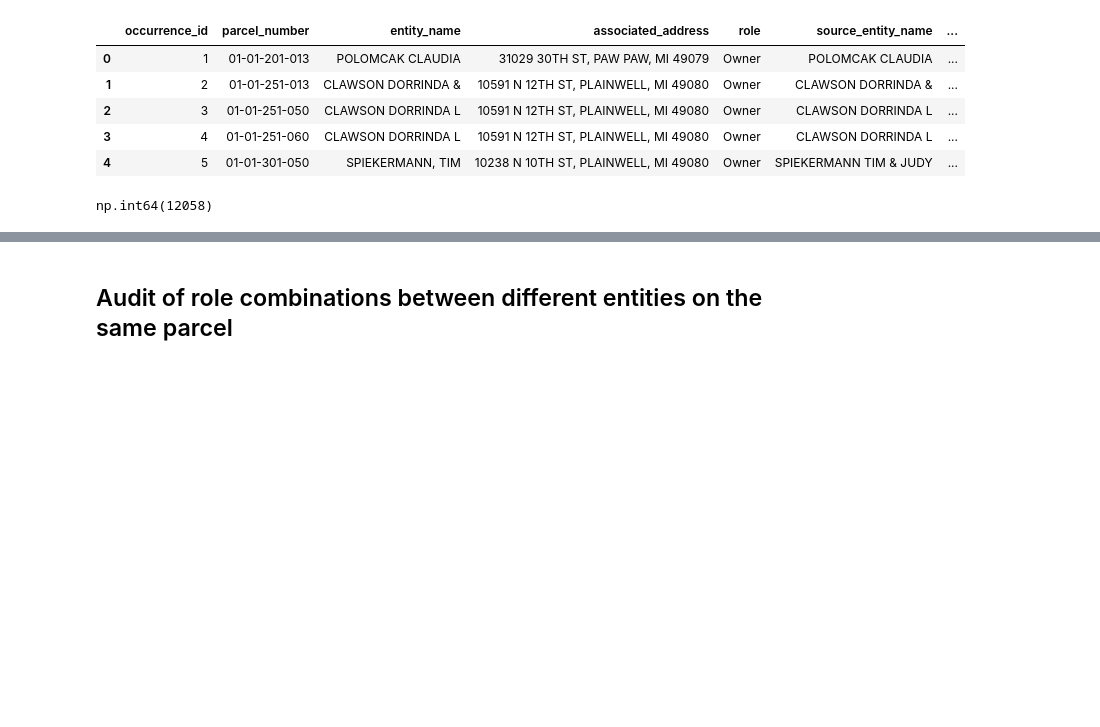
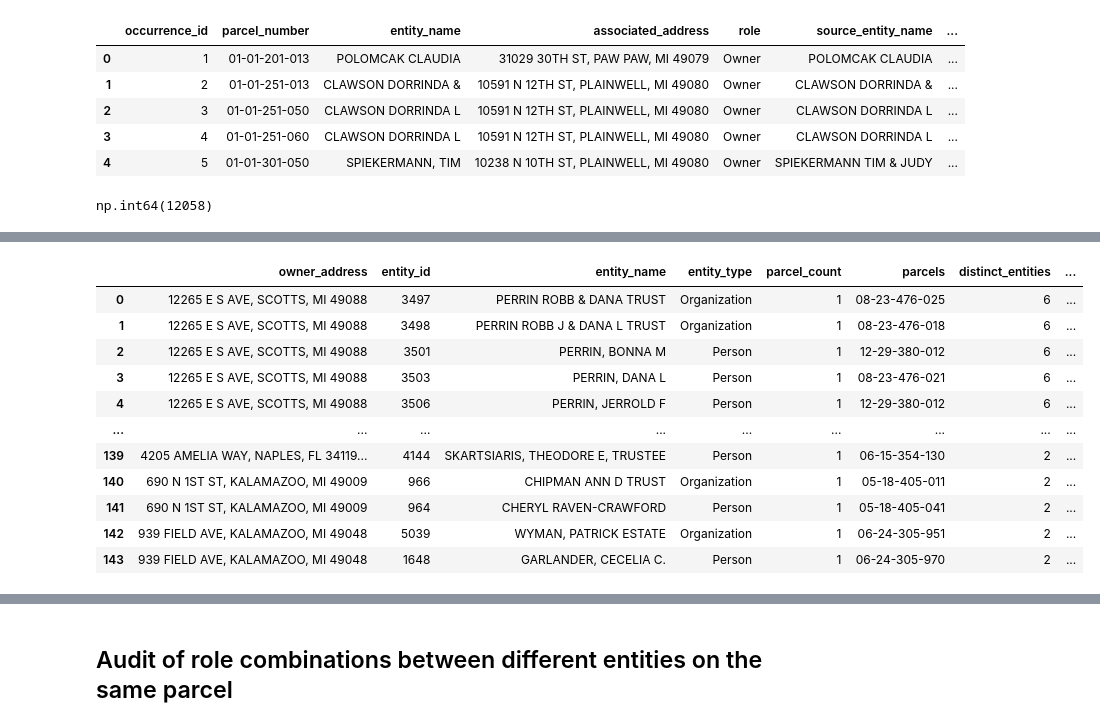
Before and after one commit to mattphinney-94/kzoo_county_project, a Jupyter notebook: Finalized_Entity_Table_Analysis.ipynb, the cells around one changed output, grey strips where cells are left out. Saved outputs shown, nothing was run; the diff lists cells and outputs as text; code cells hidden in the pictures; blank space fills up the shorter version.

```diff
--- a/Finalized_Entity_Table_Analysis.ipynb
+++ b/Finalized_Entity_Table_Analysis.ipynb
@@ -84,0 +739,13 @@ np.int64(12058)
+# %%
+shared_owner_address_candidates = (
+    shared_owner_address_candidates[
+        shared_owner_address_candidates[
+            "organization_parcel"
+        ]
+        !=
+        shared_owner_address_candidates[
+            "person_parcel"
+        ]
+    ]
+    .copy()
+)
@@ -84,0 +946,70 @@ np.int64(12058)
+# %%
+owner_address_member_summary = (
+    owner_address_members
+    .groupby(
+        [
+            "owner_address",
+            "entity_id",
+            "entity_name",
+            "entity_type"
+        ],
+        dropna=False
+    )
+    .agg(
+        parcel_count=(
+            "parcel_number",
+            "nunique"
+        ),
+        parcels=(
+            "parcel_number",
+            lambda x:
+                ", ".join(
+                    sorted(set(x))
+                )
+        )
+    )
+    .reset_index()
+    .merge(
+        owner_address_profile[
+            [
+                "owner_address",
+                "distinct_entities",
+                "distinct_parcels"
+            ]
+        ],
+        on="owner_address",
+        how="left"
+    )
+    .sort_values(
+        [
+            "distinct_entities",
+            "distinct_parcels",
+            "owner_address",
+            "entity_type",
+            "entity_name"
+        ],
+        ascending=[
+            False,
+            False,
+            True,
+            True,
+            True
+        ]
+    )
+    .reset_index(drop=True)
+)
+
+owner_address_member_summary
+# %% [output]
+|  | owner_address | entity_id | entity_name | entity_type | parcel_count | parcels | distinct_entities | ... |
+| 0 | 12265 E S AVE, SCOTTS, MI 49088 | 3497 | PERRIN ROBB & DANA TRUST | Organization | 1 | 08-23-476-025 | 6 | ... |
+| 1 | 12265 E S AVE, SCOTTS, MI 49088 | 3498 | PERRIN ROBB J & DANA L TRUST | Organization | 1 | 08-23-476-018 | 6 | ... |
+| 2 | 12265 E S AVE, SCOTTS, MI 49088 | 3501 | PERRIN, BONNA M | Person | 1 | 12-29-380-012 | 6 | ... |
+| 3 | 12265 E S AVE, SCOTTS, MI 49088 | 3503 | PERRIN, DANA L | Person | 1 | 08-23-476-021 | 6 | ... |
+| 4 | 12265 E S AVE, SCOTTS, MI 49088 | 3506 | PERRIN, JERROLD F | Person | 1 | 12-29-380-012 | 6 | ... |
+| ... | ... | ... | ... | ... | ... | ... | ... | ... |
+| 139 | 4205 AMELIA WAY, NAPLES, FL 34119... | 4144 | SKARTSIARIS, THEODORE E, TRUSTEE | Person | 1 | 06-15-354-130 | 2 | ... |
+| 140 | 690 N 1ST ST, KALAMAZOO, MI 49009 | 966 | CHIPMAN ANN D TRUST | Organization | 1 | 05-18-405-011 | 2 | ... |
+| 141 | 690 N 1ST ST, KALAMAZOO, MI 49009 | 964 | CHERYL RAVEN-CRAWFORD | Person | 1 | 05-18-405-041 | 2 | ... |
+| 142 | 939 FIELD AVE, KALAMAZOO, MI 49048 | 5039 | WYMAN, PATRICK ESTATE | Organization | 1 | 06-24-305-951 | 2 | ... |
+| 143 | 939 FIELD AVE, KALAMAZOO, MI 49048 | 1648 | GARLANDER, CECELIA C. | Person | 1 | 06-24-305-970 | 2 | ... |
```
Also changed, not shown: parts of 45 cells of this notebook, 1 other file.
